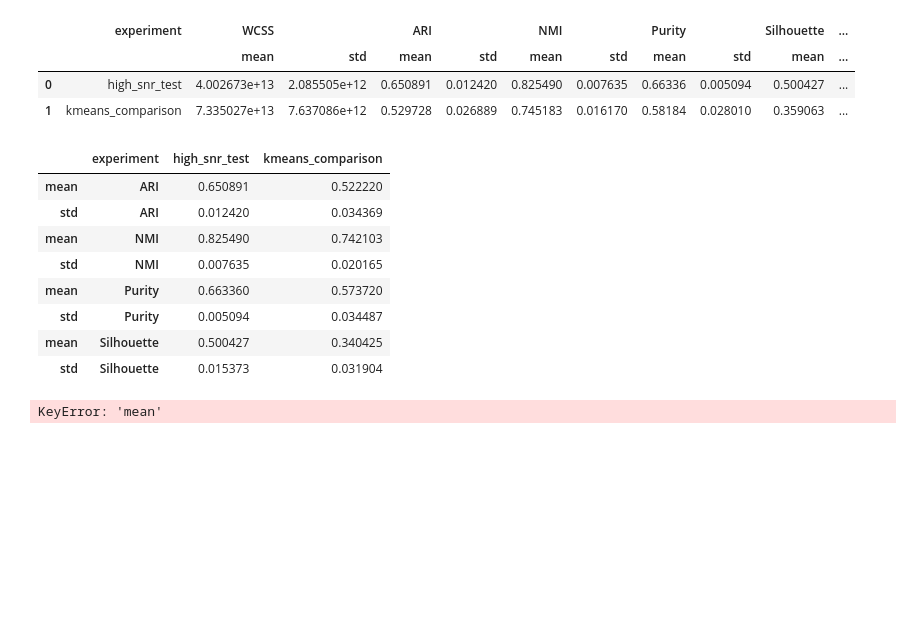
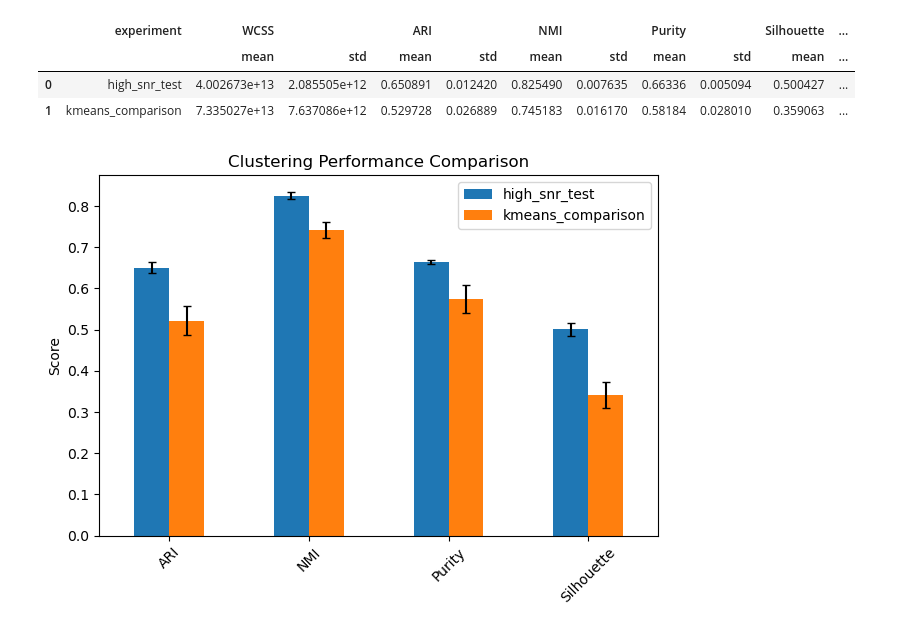
Before and after one commit to yizg/TR_FedKR, a Jupyter notebook: start.ipynb, the cells around one changed output. Saved outputs shown, nothing was run; the diff lists cells and outputs as text; code cells hidden in the pictures; blank space fills up the shorter version.

Commit message:
Add summary visualization

```diff
--- a/start.ipynb
+++ b/start.ipynb
@@ -544,16 +544,4 @@ kmeans_comparison 7.335027e+13 7.637086e+12 0.529728 0.026889 0.745183 0.016170
 | 0 | high_snr_test | 4.002673e+13 | 2.085505e+12 | 0.650891 | 0.012420 | 0.825490 | 0.007635 | 0.66336 | 0.005094 | 0.500427 | ... |
 | 1 | kmeans_comparison | 7.335027e+13 | 7.637086e+12 | 0.529728 | 0.026889 | 0.745183 | 0.016170 | 0.58184 | 0.028010 | 0.359063 | ... |
 # %%
-d = pd.read_pickle('results/exp_20260414_231121.pkl')
+df = pd.read_pickle('results/exp_20260415_094705.pkl')
-# %%
-d['summary'].drop('WCSS', axis=1, level=0).set_index('experiment').T.swaplevel()#.plot(kind='bar', y='mean', yerr='std', capsize=3)
-# %% [output]
-|  | experiment | high_snr_test | kmeans_comparison |
-| mean | ARI | 0.650891 | 0.522220 |
-| std | ARI | 0.012420 | 0.034369 |
-| mean | NMI | 0.825490 | 0.742103 |
-| std | NMI | 0.007635 | 0.020165 |
-| mean | Purity | 0.663360 | 0.573720 |
-| std | Purity | 0.005094 | 0.034487 |
-| mean | Silhouette | 0.500427 | 0.340425 |
-| std | Silhouette | 0.015373 | 0.031904 |
@@ -570,4 +548,4 @@ def plot_summary(df):
 # %%
-plot_summary(d['summary'])
+plot_summary_bars(df['summary'])
 # %% [output]
-KeyError: 'mean'
+[figure, added]
```
Also changed, not shown: parts of 1 cell of this notebook, 4 other files.
